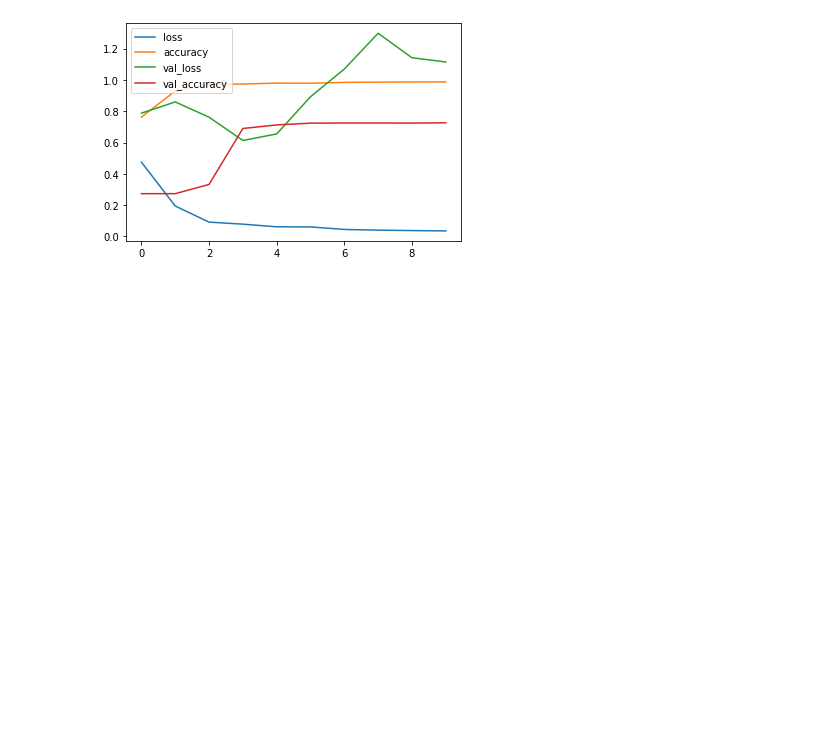
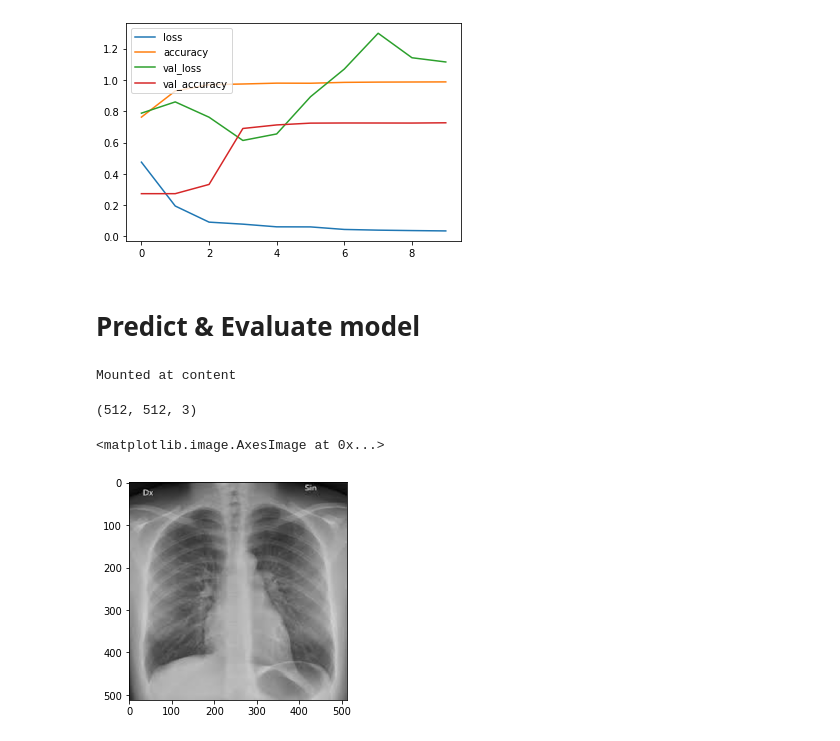
Before and after one commit to iteam1/Lung-segmentation-Unet, a Jupyter notebook: notebook.ipynb, the cells around one changed output. Cells and saved outputs as stored; diff of their text form; code cells hidden in the pictures; blank space fills up the shorter version.

Commit message:
predictions

```diff
--- a/notebook.ipynb
+++ b/notebook.ipynb
@@ -415,3 +415,10 @@ plt.savefig('./files/loss_curve.png')
 [figure]
 # %%
 model1.save("./files/model_lung_unet1.h5")
+# %% [markdown]
+# Predict & Evaluate model
+# %%
+from google.colab import drive
+drive.mount('content')
+# %% [output]
+Mounted at content
@@ -417,0 +437,8 @@ model1.save("./files/model_lung_unet1.h5")
+# %%
+img_pred = train.read_image('/content/l1.jpg')
+print(img_pred.shape)
+plt.imshow(img_pred)
+# %% [output]
+(512, 512, 3)
+<matplotlib.image.AxesImage at 0x...>
+[figure, added]
```
Also changed, not shown: parts of 8 cells of this notebook, 10 other files.
